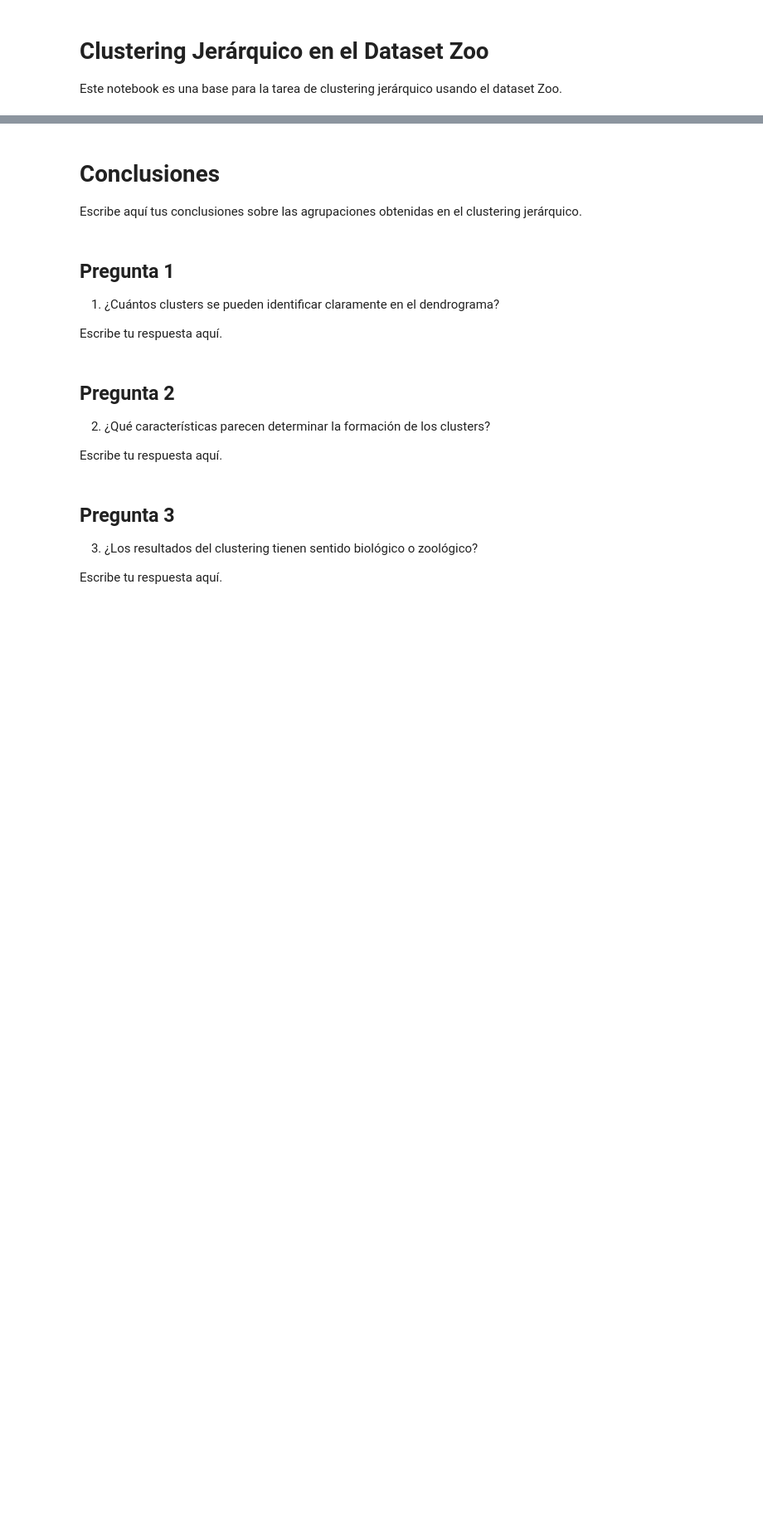
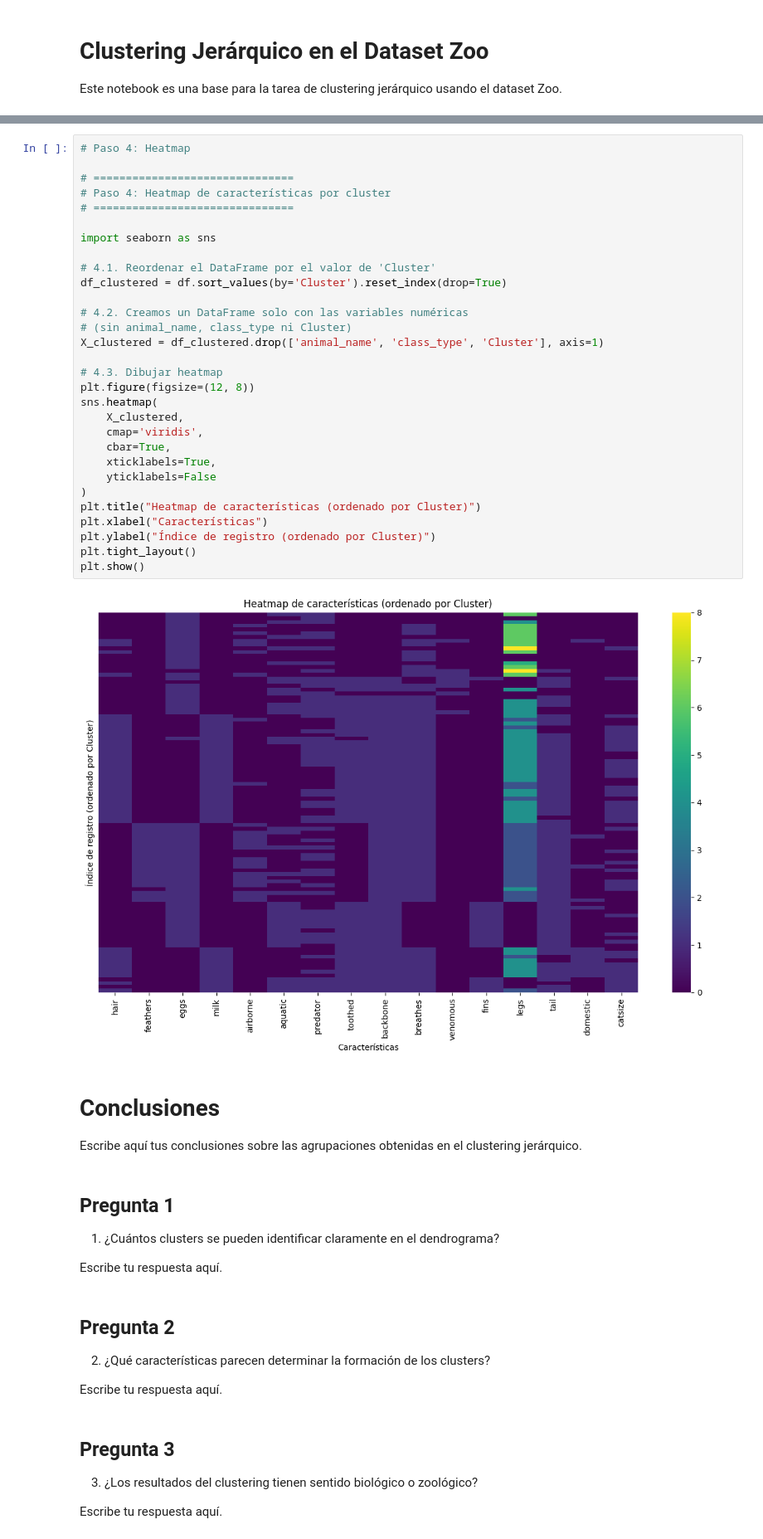
Before and after one commit to BorisMejiasII/Hierarchical-Clustering, a Jupyter notebook: Notebook_Tarea_Zoo_Clustering.ipynb, the cells around one changed output, grey strips where cells are left out. Shown at 83% size. Saved outputs shown, nothing was run; the diff lists cells and outputs as text; blank space fills up the shorter version.

```diff
--- a/Notebook_Tarea_Zoo_Clustering.ipynb
+++ b/Notebook_Tarea_Zoo_Clustering.ipynb
@@ -25,3 +111,35 @@ FileNotFoundError: [Errno 2] No such file or directory: 'zoo.csv'
+# %%
+# Paso 4: Heatmap
+
+# ===============================
+# Paso 4: Heatmap de características por cluster
+# ===============================
+
+import seaborn as sns
+
+# 4.1. Reordenar el DataFrame por el valor de 'Cluster'
+df_clustered = df.sort_values(by='Cluster').reset_index(drop=True)
+
+# 4.2. Creamos un DataFrame solo con las variables numéricas
+# (sin animal_name, class_type ni Cluster)
+X_clustered = df_clustered.drop(['animal_name', 'class_type', 'Cluster'], axis=1)
+
+# 4.3. Dibujar heatmap
+plt.figure(figsize=(12, 8))
+sns.heatmap(
+    X_clustered,
+    cmap='viridis',
+    cbar=True,
+    xticklabels=True,
+    yticklabels=False
+)
+plt.title("Heatmap de características (ordenado por Cluster)")
+plt.xlabel("Características")
+plt.ylabel("Índice de registro (ordenado por Cluster)")
+plt.tight_layout()
+plt.show()
+# %% [output]
+[figure, added]
 # %% [markdown]
 # Conclusiones
 Escribe aquí tus conclusiones sobre las agrupaciones obtenidas en el clustering jerárquico.
```
Also changed, not shown: parts of 7 cells of this notebook.
